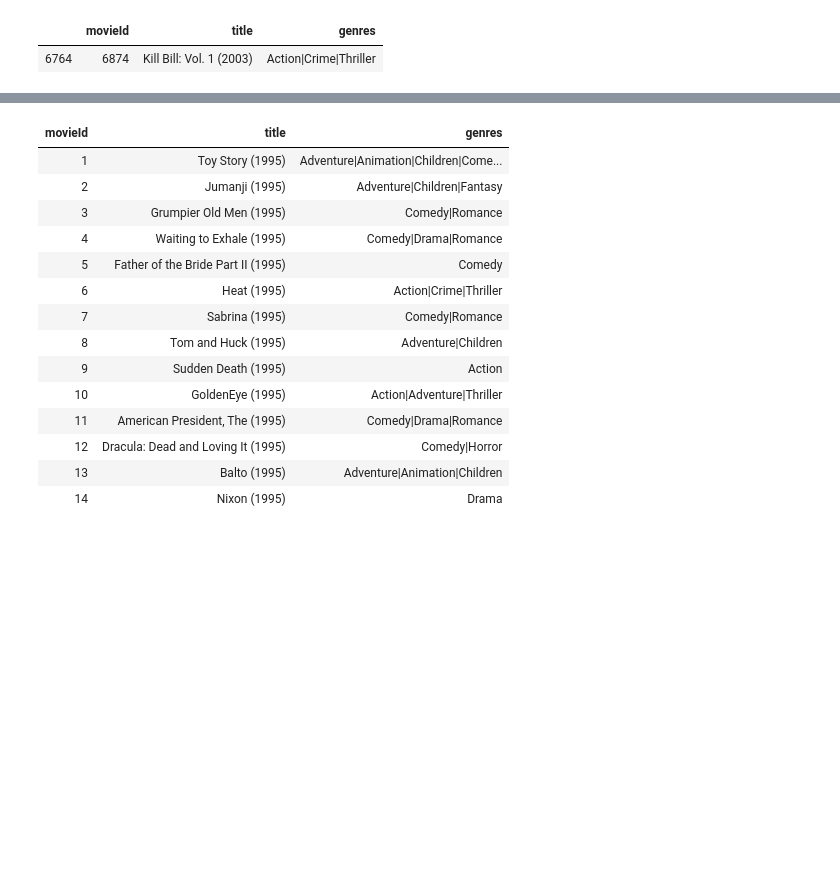
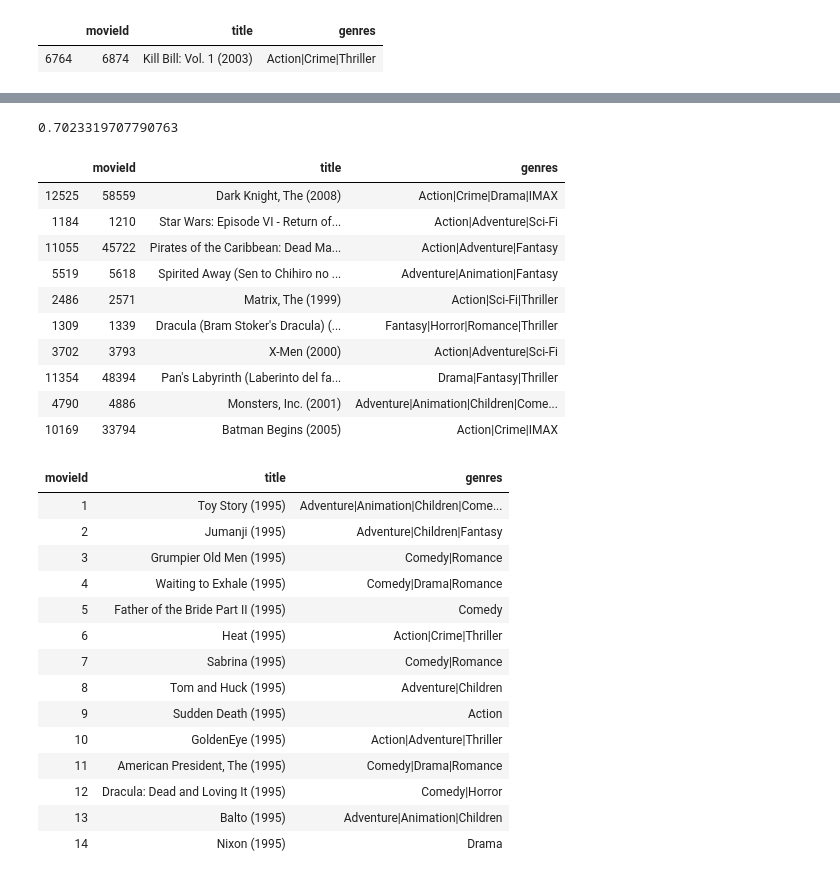
Before and after one commit to BigHairyYak/ml-20m, a Jupyter notebook: fast_user_based_collaborative.ipynb, the cells around one changed output, grey strips where cells are left out. Cells and saved outputs as stored; diff of their text form; code cells hidden in the pictures; blank space fills up the shorter version.

```diff
--- a/fast_user_based_collaborative.ipynb
+++ b/fast_user_based_collaborative.ipynb
@@ -479,7 +479,7 @@ def recommend_movies(active_user_id):
 
     plt.pie(sorted_user, labels=user_labels, colors=user_colors, textprops=dict(color="w"), \
             rotatelabels=True, labeldistance=0.45, startangle=90)
-    plt.title("Active User #" + str(active_id))
+    plt.title("Active (User ID#" + str(active_id) + ")")
 
     ###########################################################################
     # Plot the 6 nearest neighbors, just to visualize the various distributions
@@ -556,11 +556,11 @@ def recommend_movies(active_user_id):
     ids = neighbor_movies.head(10).index
     for id in ids:
         recommended_movies = recommended_movies.append(movies.loc[movies.movieId==id])
-    display(recommended_movies.style.hide_index())
+    #display(recommended_movies.style.hide_index())
 
     # Display distribution of genres among recommended movies
     rec_aggregate = np.zeros(20)
-    for g in recs.genres:     # For every recommended movie, look at its genres
+    for g in recommended_movies.genres:     # For every recommended movie, look at its genres
         g_split = [genre_to_num[genre] for genre in g.split("|")]
         for genre in g_split:
             rec_aggregate[genre-1] += 1
@@ -614,0 +594,3 @@ recs = recommend_movies(123456)
+# %%
+recommend_movies(1)
+# %% [output]
@@ -615,3 +603,15 @@ recs = recommend_movies(123456)
+0.7023319707790763
+|  | movieId | title | genres |
+| 12525 | 58559 | Dark Knight, The (2008) | Action|Crime|Drama|IMAX |
+| 1184 | 1210 | Star Wars: Episode VI - Return of... | Action|Adventure|Sci-Fi |
+| 11055 | 45722 | Pirates of the Caribbean: Dead Ma... | Action|Adventure|Fantasy |
+| 5519 | 5618 | Spirited Away (Sen to Chihiro no ... | Adventure|Animation|Fantasy |
+| 2486 | 2571 | Matrix, The (1999) | Action|Sci-Fi|Thriller |
+| 1309 | 1339 | Dracula (Bram Stoker's Dracula) (... | Fantasy|Horror|Romance|Thriller |
+| 3702 | 3793 | X-Men (2000) | Action|Adventure|Sci-Fi |
+| 11354 | 48394 | Pan's Labyrinth (Laberinto del fa... | Drama|Fantasy|Thriller |
+| 4790 | 4886 | Monsters, Inc. (2001) | Adventure|Animation|Children|Come... |
+| 10169 | 33794 | Batman Begins (2005) | Action|Crime|IMAX |
 # %%
 test = pd.DataFrame(columns=["movieId","title","genres"])
 ids = movies.head(15).index
```
Also changed, not shown: parts of 3 cells of this notebook.
